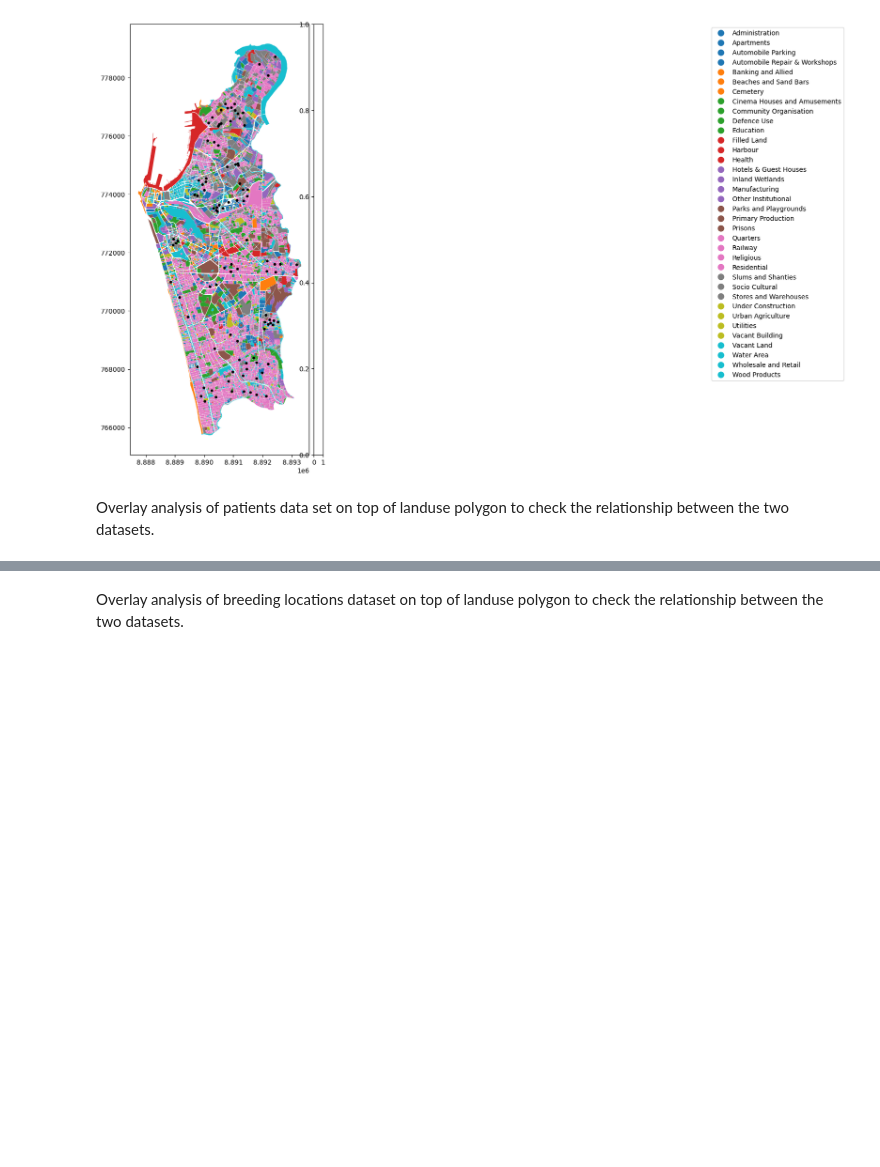
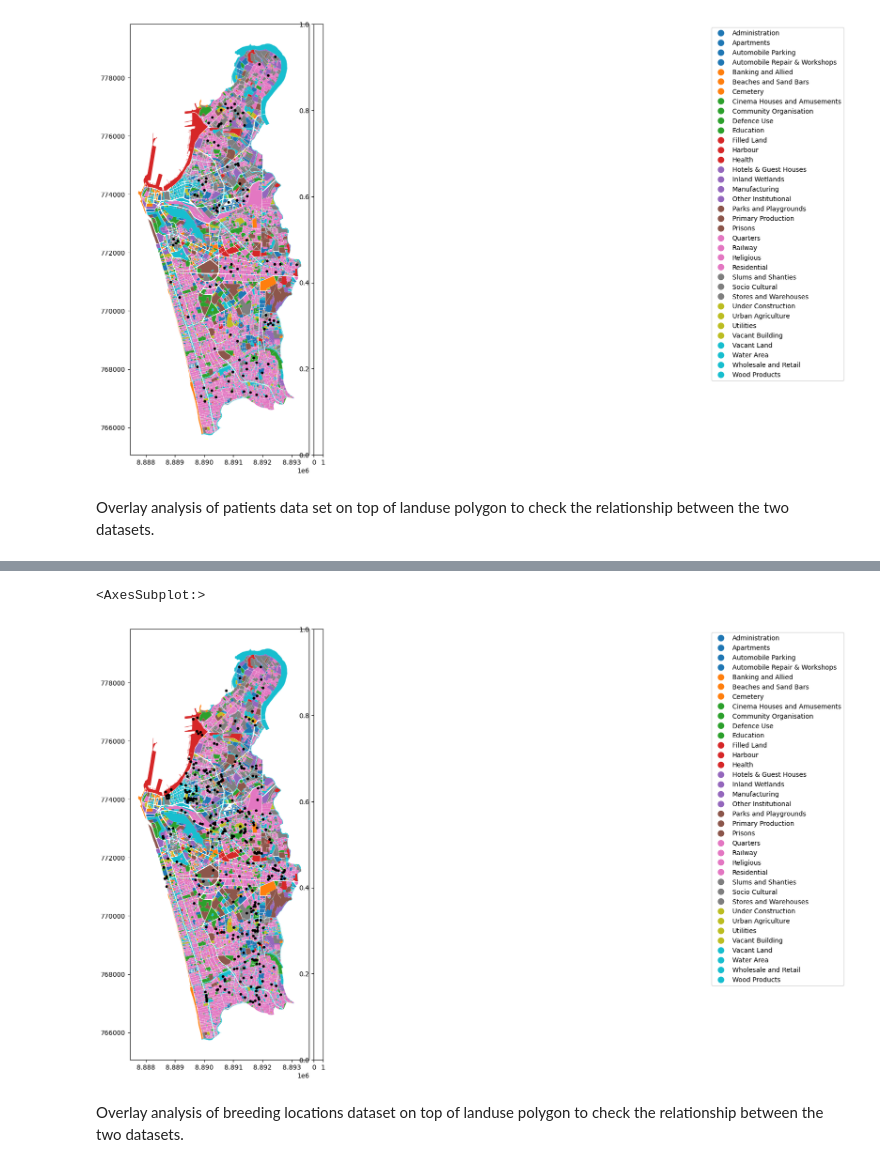
Before and after one commit to manojssu2000/DengueMK, a Jupyter notebook: DengueMK.ipynb, the cells around one changed output, grey strips where cells are left out. Saved outputs shown, nothing was run; the diff lists cells and outputs as text; code cells hidden in the pictures; blank space fills up the shorter version.

```diff
--- a/DengueMK.ipynb
+++ b/DengueMK.ipynb
@@ -262,6 +262,17 @@ patient_gdf.plot(ax=ax,color='black',markersize=10)
 Overlay analysis of patients data set on top of landuse polygon to check the relationship between the two datasets.
 # %% [markdown]
 ![alt text](/home/download.png)
+# %%
+from mpl_toolkits.axes_grid1 import make_axes_locatable
+
+fig, ax = plt.subplots(1, 1,figsize=(12,12))
+divider = make_axes_locatable(ax)
+cax = divider.append_axes("right", size="5%", pad=0.1)
+landuse_gdf.plot(column="DESCRIPTON",ax=ax, legend=True,legend_kwds={'bbox_to_anchor': (4, 1)},cax=cax)
+breeding_gdf.plot(ax=ax,color='black',markersize=10)
+# %% [output]
+<AxesSubplot:>
+[figure, added]
 # %% [markdown]
 Overlay analysis of breeding locations dataset on top of landuse polygon to check the relationship between the two datasets.
 # %% [markdown]
```
Also changed, not shown: parts of 1 cell of this notebook, 34 other files.
